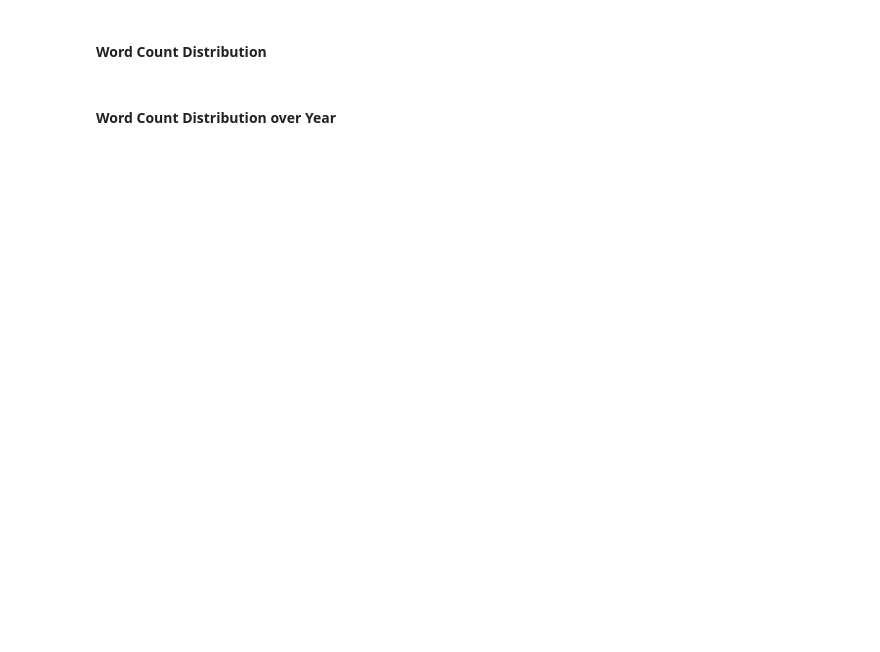
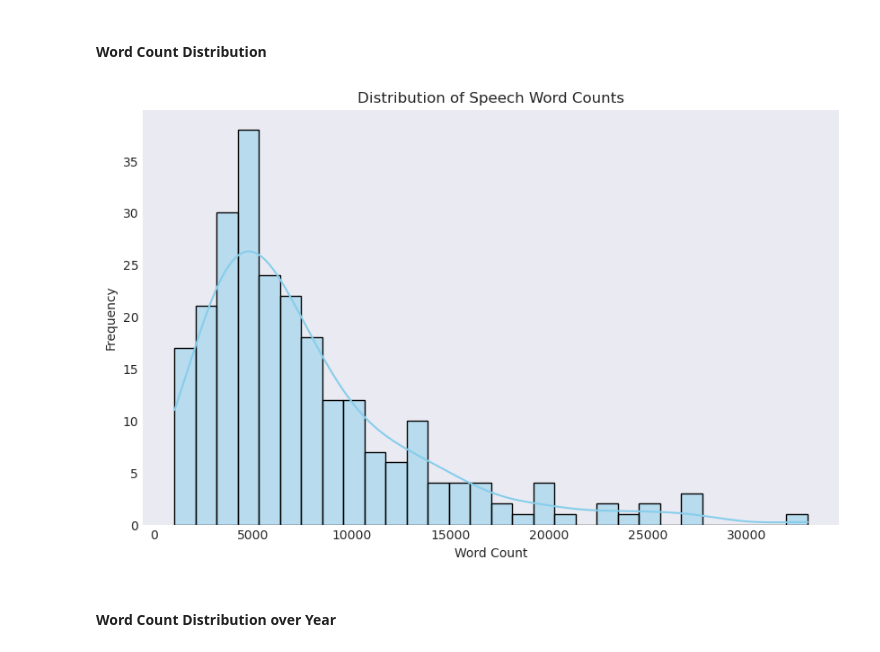
Before and after one commit to UCB-stat-159-f25/proj02-group08, a Jupyter notebook: notebooks/nlp-P01.ipynb, the cells around one changed output. Drawn from its saved outputs; the diff is of its cells as text; code cells hidden in the pictures; blank space fills up the shorter version.

```diff
--- a/notebooks/nlp-P01.ipynb
+++ b/notebooks/nlp-P01.ipynb
@@ -26,4 +27,12 @@ import seaborn as sns
 plt.style.use('seaborn-v0_8-dark')
 # %%
 # read in SOTU.csv using pandas, name the variable `sou` for simplicity
-# the below cell is what the output should look like
+# example from class df = pd.read_csv(Path.home()/"shared/climate-data/monthly_in_situ_co2_mlo_cleaned.csv")
+#pd.read_csv(Path.home()/"shared/climate-data/monthly_in_situ_co2_mlo_cleaned.csv")
+
+sou = pd.read_csv(Path.home() / "proj02-group08" / "data" / "00_raw" / "SOTU.csv")
+
+
+
+# show first few rows
+sou.head()
@@ -48,7 +102,14 @@ Replicate the plots below using the hints specified. For each plot, provide some
 # %% [markdown]
 #### Word Count Distribution
 # %%
-# Hint - try seaborn.histplot()
+plt.figure(figsize=(10,6))
+sns.histplot(sou['Word Count'], kde=True, bins=30, color='skyblue')
+plt.title("Distribution of Speech Word Counts")
+plt.xlabel("Word Count")
+plt.ylabel("Frequency")
+plt.show()
+# %% [output]
+[figure, added]
 # %% [markdown]
 #### Word Count Distribution over Year
 # %%
```
Also changed, not shown: parts of 14 cells of this notebook.
